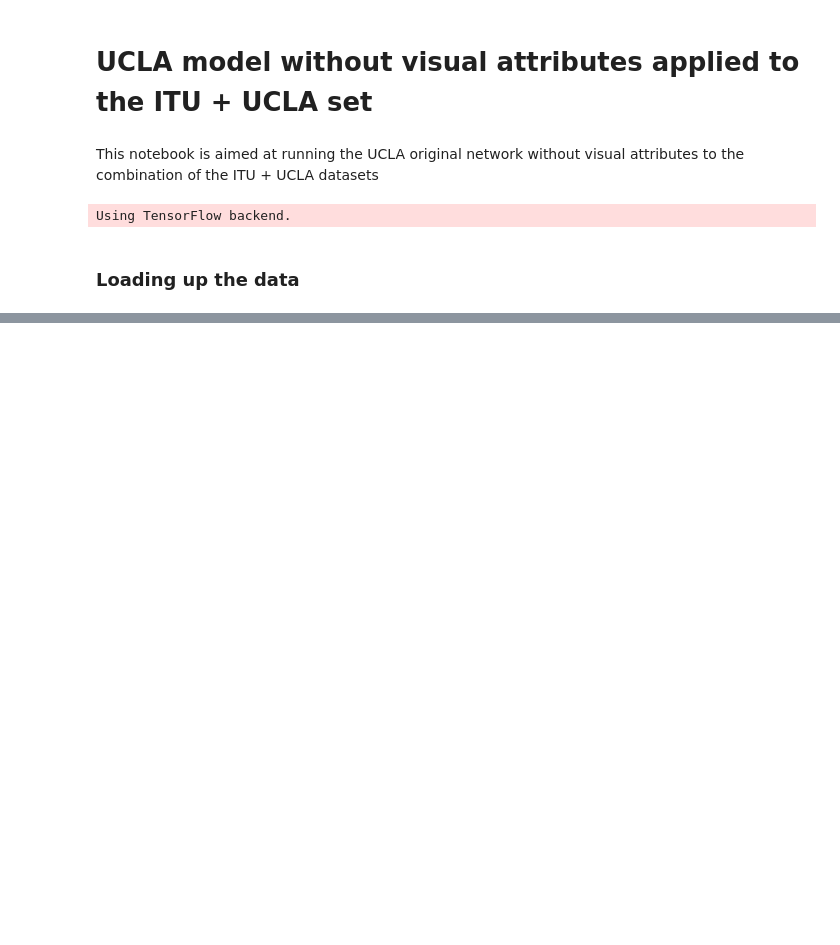
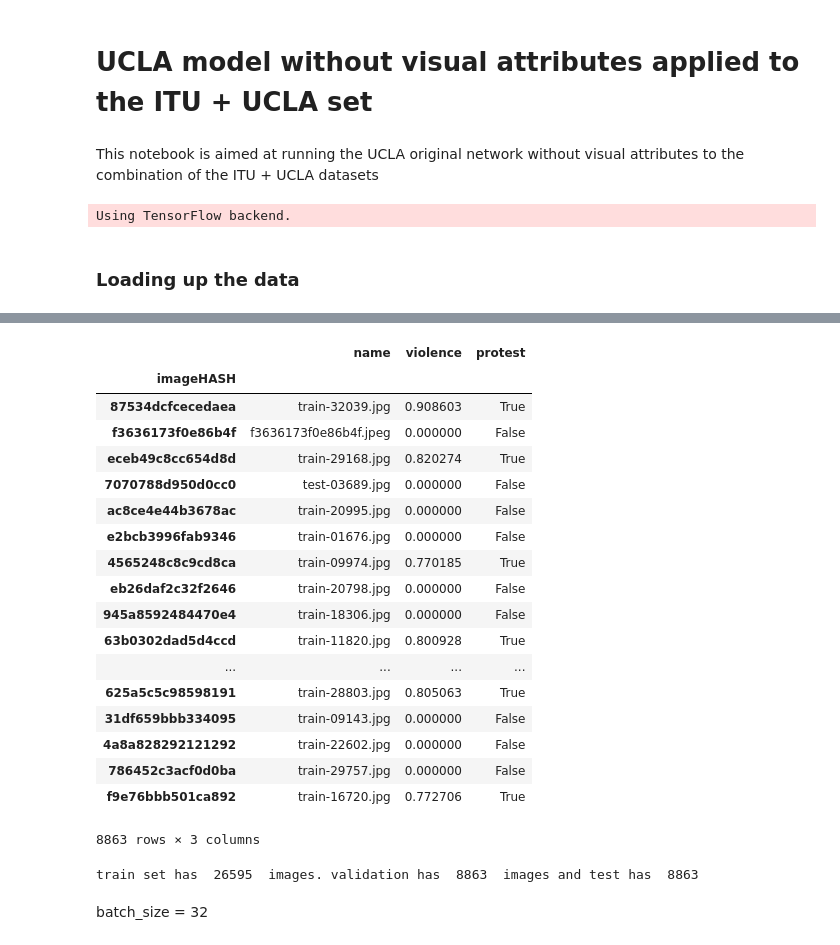
Before and after one commit to kalkun/Thesis, a Jupyter notebook: analysis/UCLA_model_without_visual_in_combined_dataset.ipynb, the cells around one changed output, grey strips where cells are left out. Saved outputs shown, nothing was run; the diff lists cells and outputs as text; code cells hidden in the pictures; blank space fills up the shorter version.

```diff
--- a/analysis/UCLA_model_without_visual_in_combined_dataset.ipynb
+++ b/analysis/UCLA_model_without_visual_in_combined_dataset.ipynb
@@ -23,0 +141,3 @@ print (len(imgs_ITU), " ITU images, only protest related")
+# %%
+n_folds = 5
+seed = 300
@@ -23,0 +155,32 @@ print (len(imgs_ITU), " ITU images, only protest related")
+# %%
+# print first fold
+k_folds[0]
+# %% [output]
+|  | name | violence | protest |
+| imageHASH |  |  |  |
+| 87534dcfcecedaea | train-32039.jpg | 0.908603 | True |
+| f3636173f0e86b4f | f3636173f0e86b4f.jpeg | 0.000000 | False |
+| eceb49c8cc654d8d | train-29168.jpg | 0.820274 | True |
+| 7070788d950d0cc0 | test-03689.jpg | 0.000000 | False |
+| ac8ce4e44b3678ac | train-20995.jpg | 0.000000 | False |
+| e2bcb3996fab9346 | train-01676.jpg | 0.000000 | False |
+| 4565248c8c9cd8ca | train-09974.jpg | 0.770185 | True |
+| eb26daf2c32f2646 | train-20798.jpg | 0.000000 | False |
+| 945a8592484470e4 | train-18306.jpg | 0.000000 | False |
+| 63b0302dad5d4ccd | train-11820.jpg | 0.800928 | True |
+| ... | ... | ... | ... |
+| 625a5c5c98598191 | train-28803.jpg | 0.805063 | True |
+| 31df659bbb334095 | train-09143.jpg | 0.000000 | False |
+| 4a8a828292121292 | train-22602.jpg | 0.000000 | False |
+| 786452c3acf0d0ba | train-29757.jpg | 0.000000 | False |
+| f9e76bbb501ca892 | train-16720.jpg | 0.772706 | True |
+8863 rows × 3 columns
+# %%
+validation_df = k_folds[0].copy()
+test_df = k_folds[1].copy()
+train_df = k_folds[2].copy().append(k_folds[3].copy()).append(k_folds[4].copy())
+print("train set has ", len(train_df) , " images. validation has ", len(validation_df), " images and test has ", len(test_df))
+# %% [output]
+train set has  26595  images. validation has  8863  images and test has  8863
+# %% [markdown]
+batch_size = 32
```
Also changed, not shown: parts of 15 cells of this notebook.
